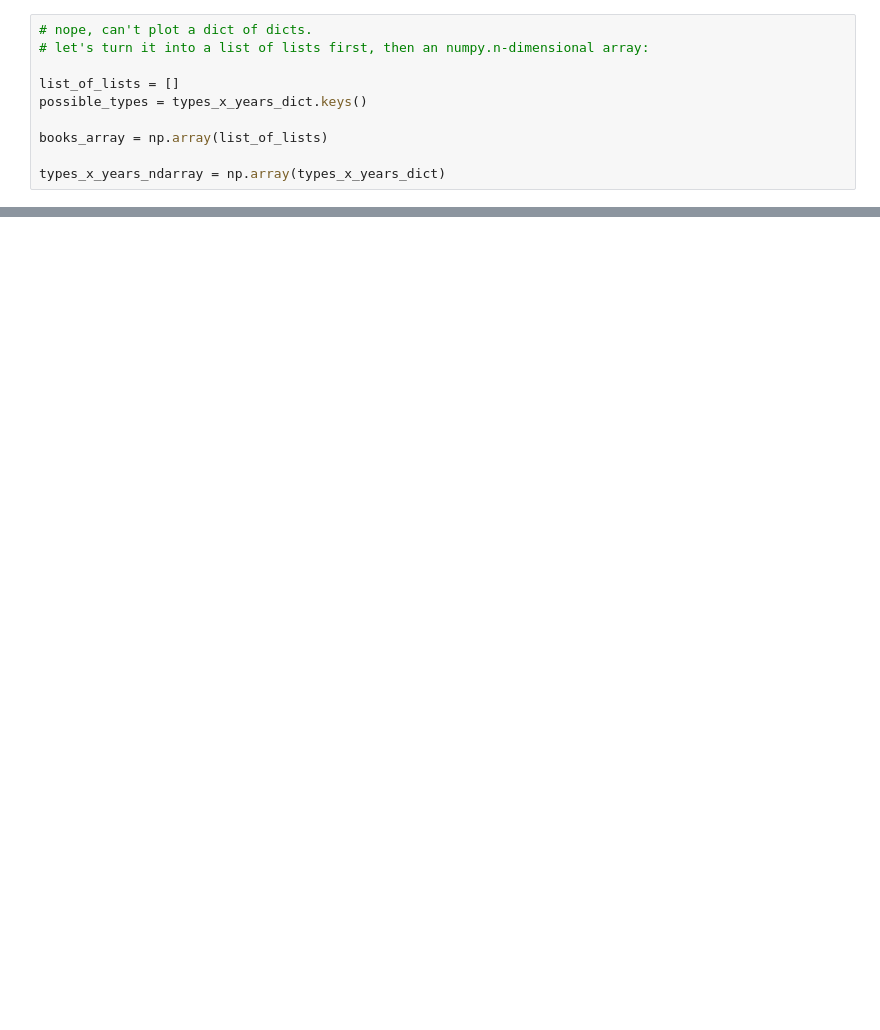
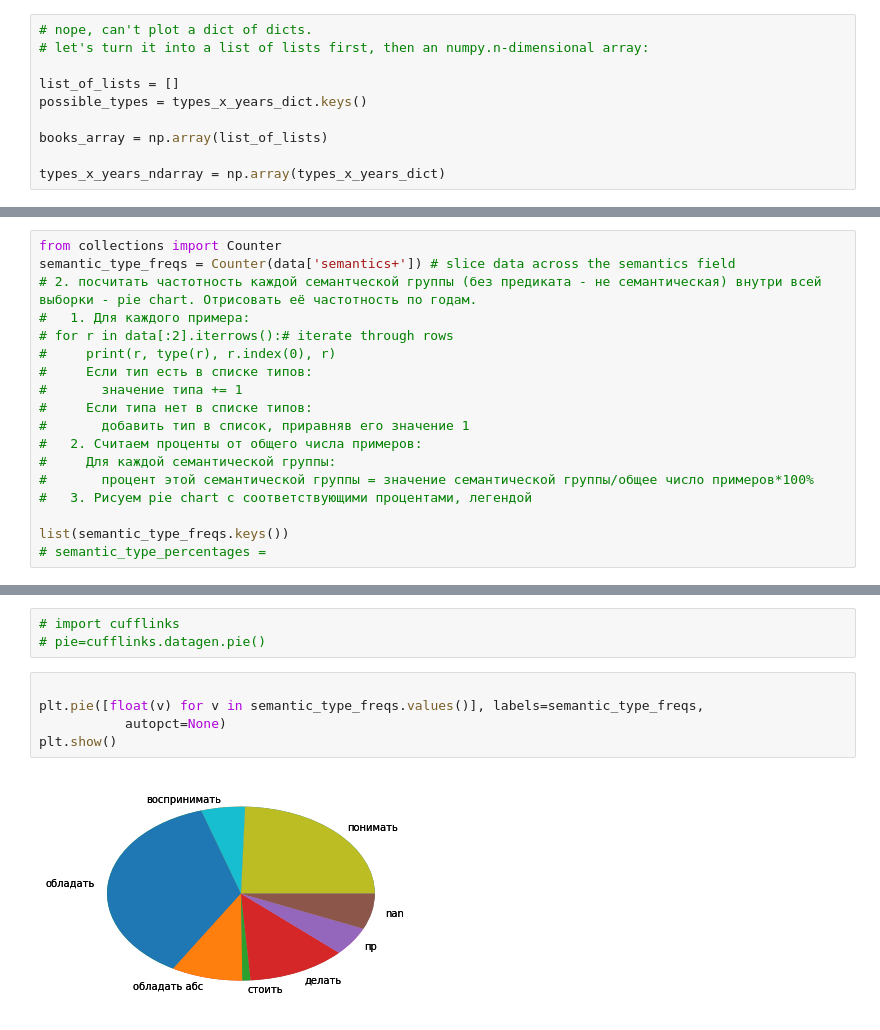
Before and after one commit to marchdown/schisch, a Jupyter notebook: schisch.ipynb, the cells around one changed output, grey strips where cells are left out. Cells and saved outputs as stored; diff of their text form; blank space fills up the shorter version.

```diff
--- a/schisch.ipynb
+++ b/schisch.ipynb
@@ -216,0 +201,18 @@ array([ 1845.,  1852.,  1864.,  1859.,  1869.,  1913.,  1924.,  1941.,
+# %%
+from collections import Counter
+semantic_type_freqs = Counter(data['semantics+']) # slice data across the semantics field
+# 2. посчитать частотность каждой семантческой группы (без предиката - не семантическая) внутри всей выборки - pie chart. Отрисовать её частотность по годам.
+#   1. Для каждого примера:
+# for r in data[:2].iterrows():# iterate through rows
+#     print(r, type(r), r.index(0), r)
+#     Если тип есть в списке типов:
+#       значение типа += 1
+#     Если типа нет в списке типов:
+#       добавить тип в список, приравняв его значение 1
+#   2. Считаем проценты от общего числа примеров:
+#     Для каждой семантической группы:
+#       процент этой семантической группы = значение семантической группы/общее число примеров*100%
+#   3. Рисуем pie chart с соответствующими процентами, легендой
+
+list(semantic_type_freqs.keys())
+# semantic_type_percentages =
@@ -217 +228,11 @@ array([ 1845.,  1852.,  1864.,  1859.,  1869.,  1913.,  1924.,  1941.,
+# %%
+# import cufflinks
+# pie=cufflinks.datagen.pie()
+# %%
+
+plt.pie([float(v) for v in semantic_type_freqs.values()], labels=semantic_type_freqs,
+           autopct=None)
+plt.show()
+# %% [output]
+[figure, added]
 # %%
```
Also changed, not shown: parts of 13 cells of this notebook.
